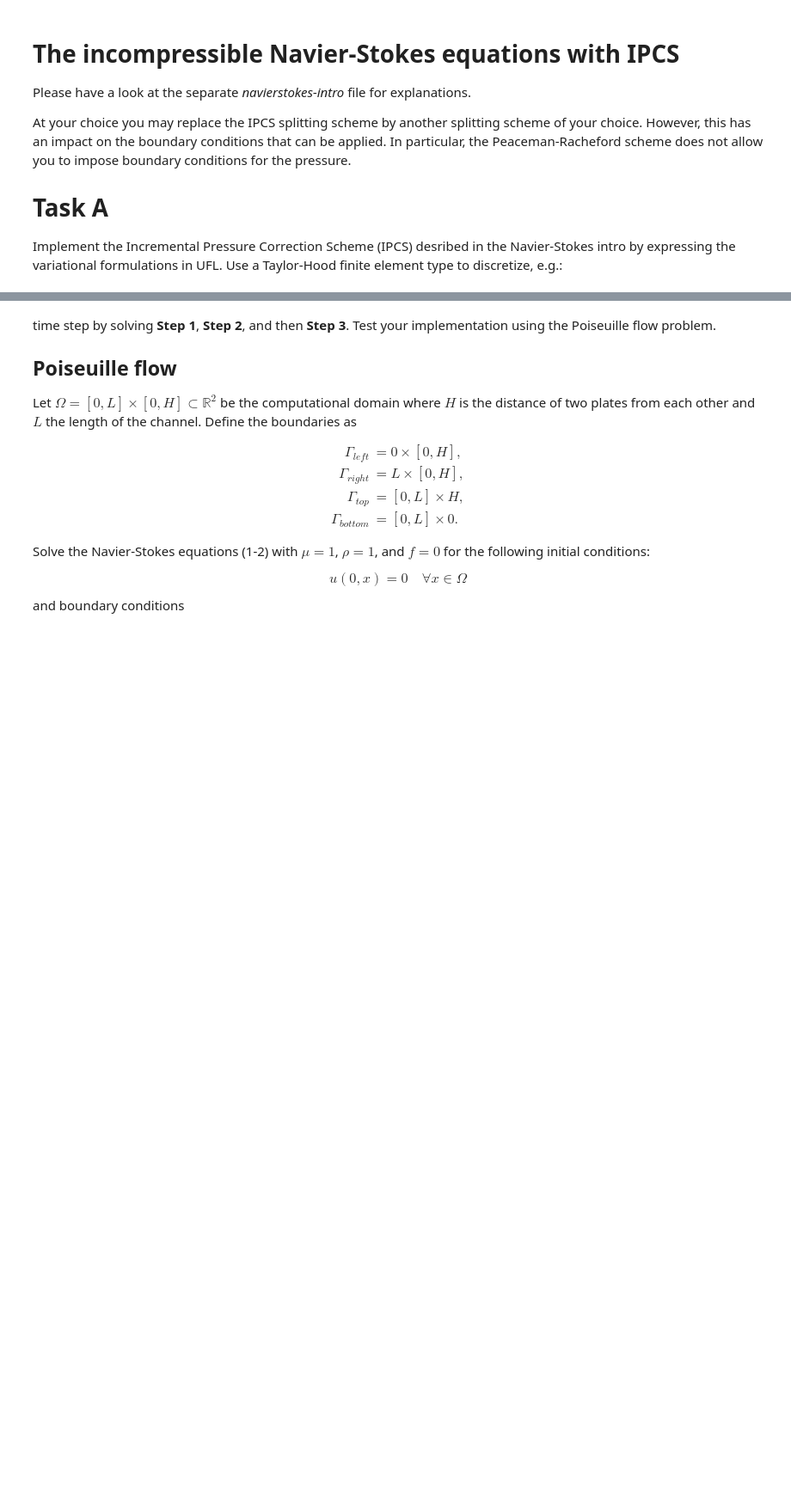
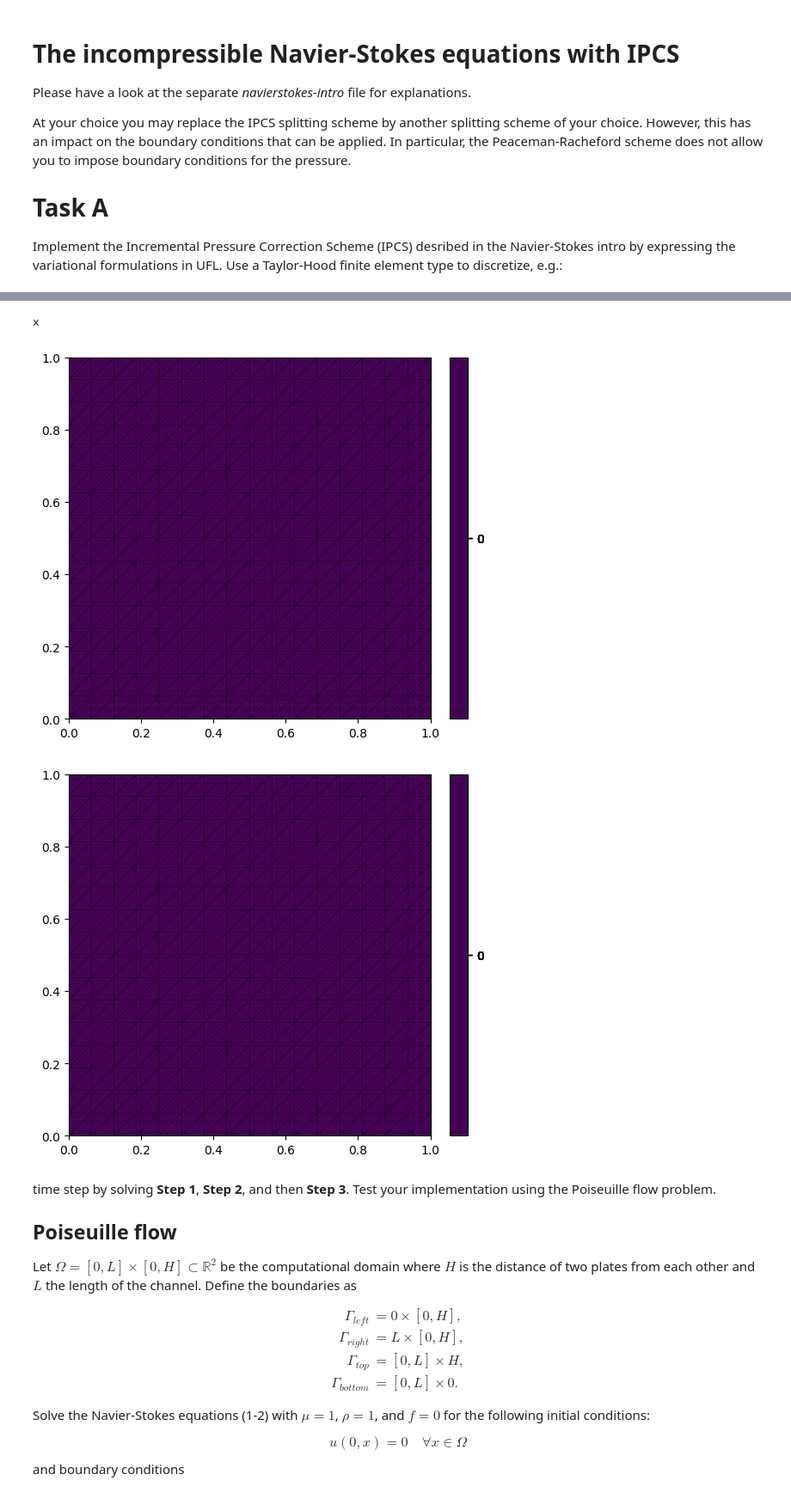
Before and after one commit to Mag-r/finite_elemente, a Jupyter notebook: karman/navierstokes_excercise.ipynb, the cells around one changed output, grey strips where cells are left out. Shown at 86% size. Drawn from its saved outputs; the diff is of its cells as text; code cells hidden in the pictures; blank space fills up the shorter version.

```diff
--- a/karman/navierstokes_excercise.ipynb
+++ b/karman/navierstokes_excercise.ipynb
@@ -133,9 +137,13 @@ exact_p = solver.P_space.interpolate(exact_p)
 # %%
 
 t_end = 10
-velocity_history, pressure_history = solver.integrate(t_end)
+velocity_history, pressure_history = solver.integrate(t_end, time_between_plots=1)
 velocity_history = np.array(velocity_history)
 pressure_history = np.array(pressure_history)
+# %% [output]
+x
+[figure, added]
+[figure, added]
 # %%
 l_2_error = np.linalg.norm(velocity_history - exact_u.as_numpy, axis=1)
 mean_velocity = np.mean(velocity_history, axis=1)
```
Also changed, not shown: parts of 2 cells of this notebook, 1 other file.
